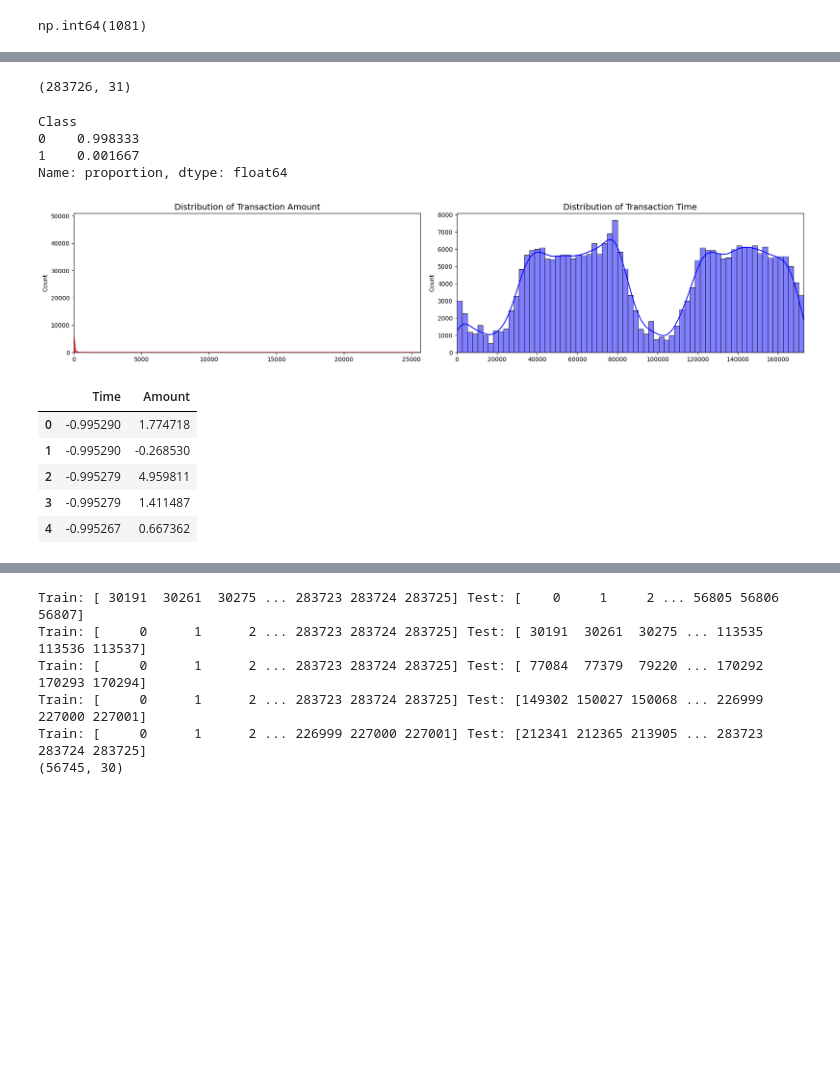
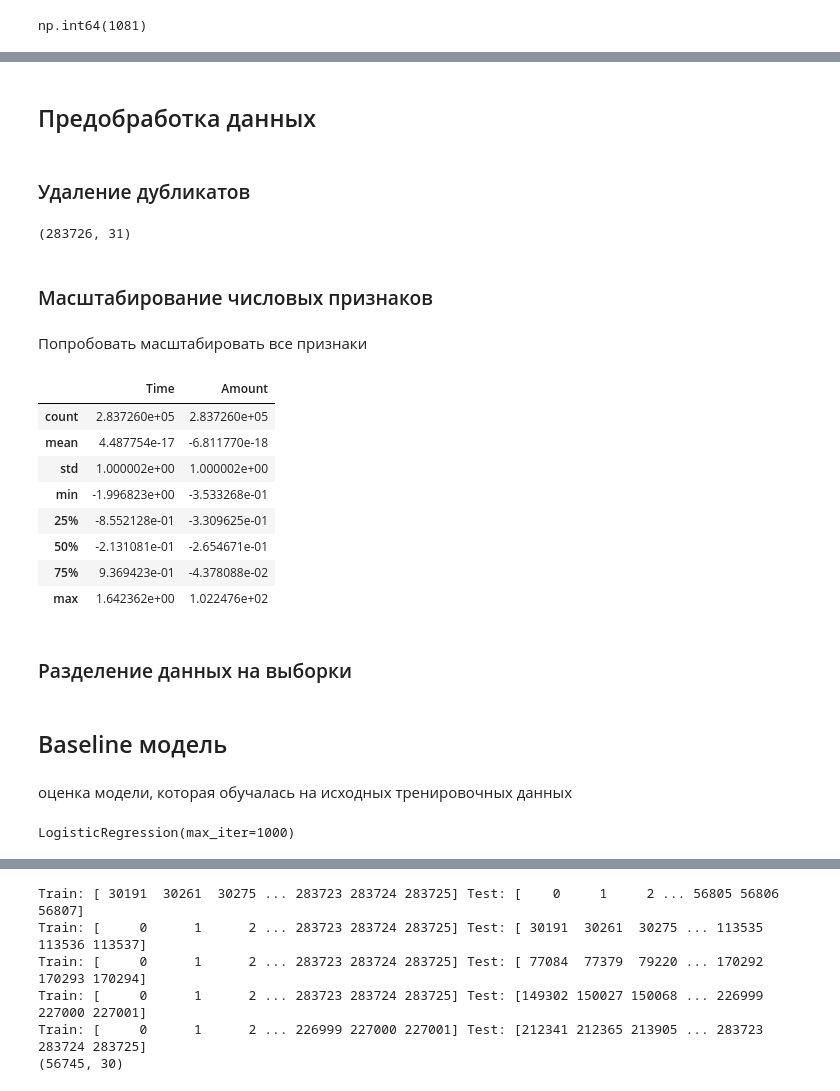
Before and after one commit to skytecat/FraudDetection, a Jupyter notebook: FraudDetection.ipynb, the cells around one changed output, grey strips where cells are left out. Cells and saved outputs as stored; diff of their text form; code cells hidden in the pictures; blank space fills up the shorter version.

```diff
--- a/FraudDetection.ipynb
+++ b/FraudDetection.ipynb
@@ -5,5 +36,5 @@ import pandas as pd
 # %%
-data = pd.read_csv('sample_data/creditcard.csv')
+data = pd.read_csv('creditcard.csv')
 data.head()
 # %% [output]
 |  | Time | V1 | V2 | V3 | V4 | V5 | V6 | V7 | V8 | V9 | ... | ... |
@@ -78,58 +175,40 @@ np.int64(1081)
+# %% [markdown]
+## Предобработка данных
+# %% [markdown]
+### Удаление дубликатов
 # %%
 data.drop_duplicates(inplace=True) #Take away those duplicates
 data.shape
 # %% [output]
 (283726, 31)
-# %%
-#Check if the classes are unbalanced
-print(pd.Series(data["Class"]).value_counts(normalize=True))
-# %% [output]
-Class
-0    0.998333
-1    0.001667
-Name: proportion, dtype: float64
-# %%
-import seaborn as sns
-import matplotlib.pyplot as plt
-
-# Создание подграфиков
-fig, ax = plt.subplots(1, 2, figsize=(18, 4))
-
-# Данные
-amount_val = data['Amount'].values
-time_val = data['Time'].values
-
-sns.histplot(amount_val, ax=ax[0], color='r', kde=True)
-ax[0].set_title('Distribution of Transaction Amount', fontsize=14)
-ax[0].set_xlim([min(amount_val), max(amount_val)])
-
-# График для распределения времени транзакций (Time)
-sns.histplot(time_val, ax=ax[1], color='b', kde=True)
-ax[1].set_title('Distribution of Transaction Time', fontsize=14)
-ax[1].set_xlim([min(time_val), max(time_val)])
-
-# Отображение графиков
-plt.tight_layout()
-plt.show()
-# %% [output]
-[figure, removed]
+# %% [markdown]
+### Масштабирование числовых признаков
+# %% [markdown]
+Попробовать масштабировать все признаки
 # %%
 # Since most of our data has already been scaled we should scale the columns that are left to scale (Amount and Time)
-from sklearn.preprocessing import StandardScaler, RobustScaler
 
 # RobustScaler is less prone to outliers.
 
 std_scaler = StandardScaler()
-rob_scaler = RobustScaler()
+# rob_scaler = RobustScaler()
 
-data['Amount'] = rob_scaler.fit_transform(data['Amount'].values.reshape(-1,1))
-data['Time'] = rob_scaler.fit_transform(data['Time'].values.reshape(-1,1))
+data['Amount'] = std_scaler.fit_transform(data['Amount'].values.reshape(-1,1))
+data['Time'] = std_scaler.fit_transform(data['Time'].values.reshape(-1,1))
 
-data[['Time', 'Amount']].head()
+# data['Amount'] = rob_scaler.fit_transform(data['Amount'].values.reshape(-1,1))
+# data['Time'] = rob_scaler.fit_transform(data['Time'].values.reshape(-1,1))
+
+data[['Time', 'Amount']].describe()
 # %% [output]
 |  | Time | Amount |
-| 0 | -0.995290 | 1.774718 |
-| 1 | -0.995290 | -0.268530 |
-| 2 | -0.995279 | 4.959811 |
-| 3 | -0.995279 | 1.411487 |
-| 4 | -0.995267 | 0.667362 |
+| count | 2.837260e+05 | 2.837260e+05 |
+| mean | 4.487754e-17 | -6.811770e-18 |
+| std | 1.000002e+00 | 1.000002e+00 |
+| min | -1.996823e+00 | -3.533268e-01 |
+| 25% | -8.552128e-01 | -3.309625e-01 |
+| 50% | -2.131081e-01 | -2.654671e-01 |
+| 75% | 9.369423e-01 | -4.378088e-02 |
+| max | 1.642362e+00 | 1.022476e+02 |
+# %% [markdown]
+### Разделение данных на выборки
@@ -135,0 +228,10 @@ data[['Time', 'Amount']].head()
+# %% [markdown]
+## Baseline модель
+# %% [markdown]
+оценка модели, которая обучалась на исходных тренировочных данных
+# %%
+log_m1 = LogisticRegression(max_iter=1000)
+
+log_m1.fit(X_train, y_train)
+# %% [output]
+LogisticRegression(max_iter=1000)
```
Also changed, not shown: parts of 64 cells of this notebook.
